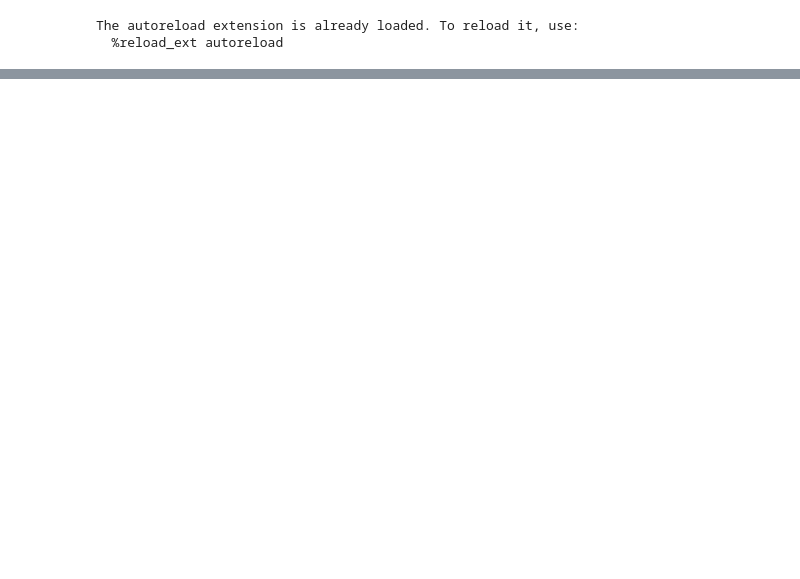
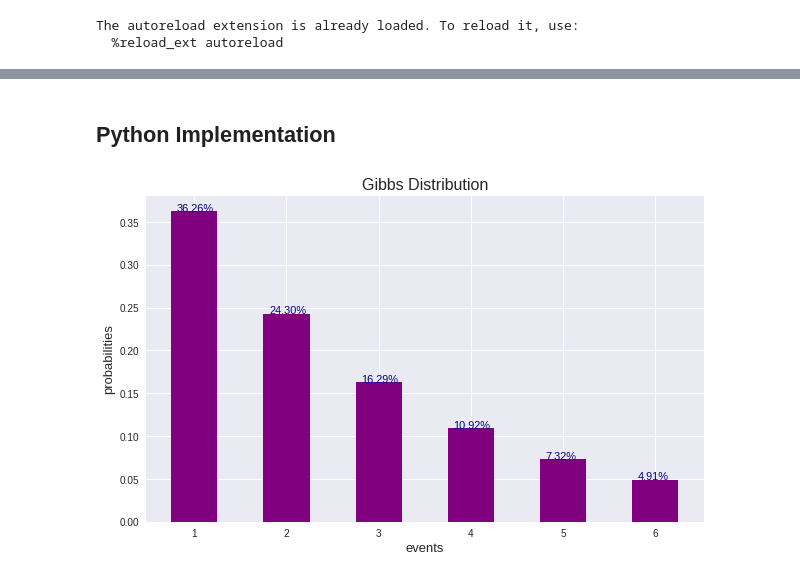
Before and after one commit to NicoleChant/MaximumEntropy, a Jupyter notebook: Maximum Entropy.ipynb, the cells around one changed output, grey strips where cells are left out. Cells and saved outputs as stored; diff of their text form; code cells hidden in the pictures; blank space fills up the shorter version.

```diff
--- a/Maximum Entropy.ipynb
+++ b/Maximum Entropy.ipynb
@@ -25,2 +10,0 @@ model = MaxEnt(6 , payoff)
-# %%
-model.fit(mean , verbose = True , start = 0, max_iter = 100)
@@ -31,0 +124,2 @@ iteration 3:    -0.2490454657202743     8.881784197001252e-16
+# %% [markdown]
+## Python Implementation
@@ -31,0 +188,23 @@ iteration 3:    -0.2490454657202743     8.881784197001252e-16
+# %%
+def main():
+    total_events = 6
+    f = lambda i : i
+    model = MaxEnt(total_events , payoff_map = f)
+
+    multiplier = 0.4
+    with plt.style.context('seaborn'):
+        fig , ax = plt.subplots(nrows = 1 , ncols = 1 , figsize = (10,6))
+        probabilities = model.gibbs_distr(multiplier)
+        ax.bar(np.arange(1,total_events+1,1) , probabilities , width = 0.5 , color = 'purple')
+        ax.set_title("Gibbs Distribution" , size = 16)
+        ax.set_ylabel("probabilities" , size = 13)
+        ax.set_xlabel("events" , size = 13)
+        for i , patch in enumerate(ax.patches):
+            ax.annotate(text = f'{probabilities[i]*100:.2f}%' ,
+                        xy = (patch.get_x() + patch.get_width()/8 , probabilities[i]),
+                       size = 11,color = 'darkblue')
+        plt.show();
+
+main()
+# %% [output]
+[figure, added]
```
Also changed, not shown: parts of 38 cells of this notebook.
